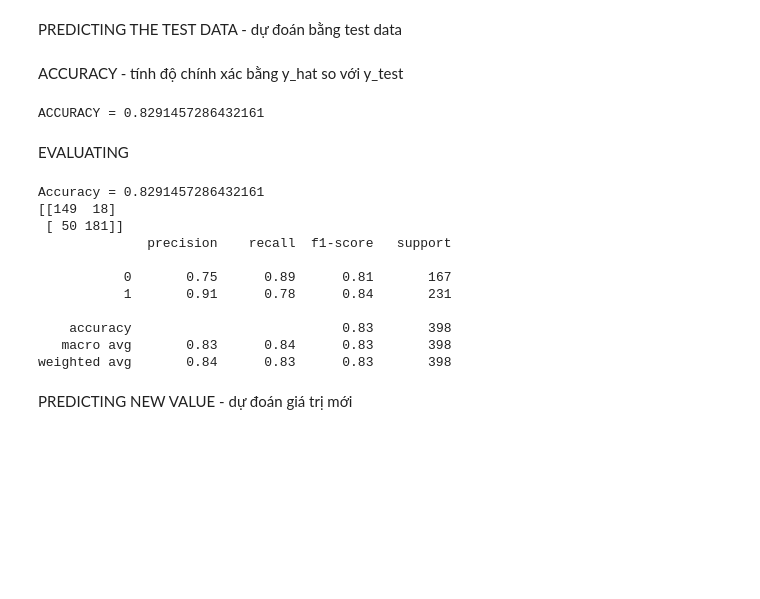
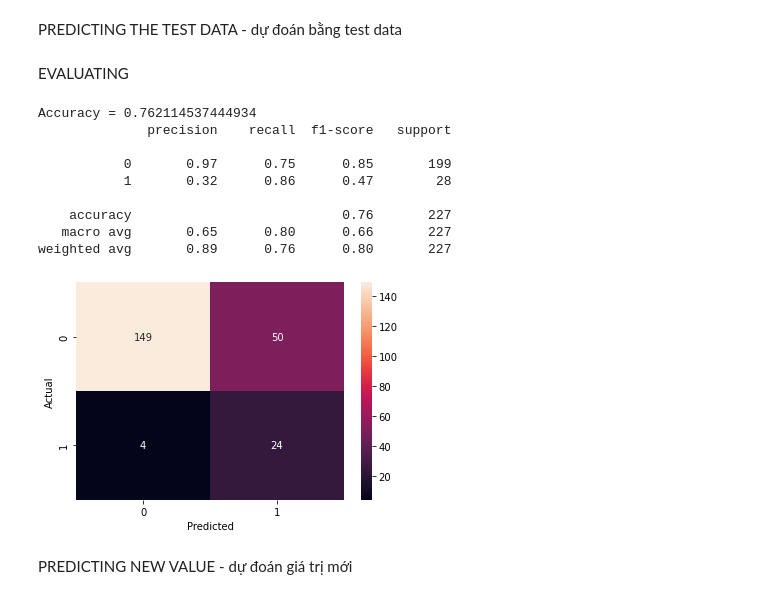
Before and after one commit to anhvi02/WineQualityDjango, a Jupyter notebook: model/wine_model.ipynb, the cells around one changed output. Cells and saved outputs as stored; diff of their text form; code cells hidden in the pictures; blank space fills up the shorter version.

```diff
--- a/model/wine_model.ipynb
+++ b/model/wine_model.ipynb
@@ -243,14 +219,15 @@ Min Max
 # %%
 mms = MinMaxScaler()
 mms.fit(x)
-x=mms.transform(x)
+scaled_x=mms.transform(x)
 # %% [markdown]
 # LOGISTIC REGRESSION
 # %% [markdown]
 SPLIT DATASET - chia dữ liệu thành 2 phần train, test
 # %%
 #Splitting our data into train and test dataset
-x_train, x_test, y_train, y_test = train_test_split(x, y , test_size = 0.2, random_state  = 365, stratify=y)
+x_train, x_test, y_train, y_test = train_test_split(scaled_x, y , test_size = 0.2, random_state  = 365, stratify=df['grade'])
+
 
 # x_train, x_test, y_train, y_test = train_test_split(scaled_x, y , test_size = 0.2, random_state  = 365)
 # %%
@@ -269,11 +246,9 @@ Name: grade, dtype: float64
 HANDLING IMBLANCED DATA
 # %%
 from imblearn.over_sampling import SMOTE
+from imblearn.pipeline import Pipeline
 from imblearn.under_sampling import RandomUnderSampler
 
 # define pipeline
 sm = SMOTE(random_state=42)
 x_train, y_train = sm.fit_resample(x_train, y_train)
-
-sm = SMOTE(random_state=42)
-x_test, y_test = sm.fit_resample(x_test, y_test)
@@ -300,32 +263,32 @@ LogisticRegression()
 PREDICTING THE TEST DATA - dự đoán bằng test data
 # %%
 y_hat = reg.predict(x_test) # y_hat holding the prediction made with the algorithm using x_test
-# %% [markdown]
-ACCURACY - tính độ chính xác bằng y_hat so với y_test
-# %%
-acc = metrics.accuracy_score(y_hat,y_test)# To know the accuracy
-print(f'ACCURACY = {acc}')
-# %% [output]
-ACCURACY = 0.8291457286432161
 # %% [markdown]
 EVALUATING
-# %%
-from sklearn.metrics import accuracy_score , confusion_matrix, classification_report
-print('Accuracy = ' + str(accuracy_score(y_hat,y_test)))
-print(confusion_matrix(y_hat, y_test))
-print(classification_report(y_hat, y_test))
-# %% [output]
-Accuracy = 0.8291457286432161
-[[149  18]
- [ 50 181]]
-              precision    recall  f1-score   support
-
-           0       0.75      0.89      0.81       167
-           1       0.91      0.78      0.84       231
-
-    accuracy                           0.83       398
-   macro avg       0.83      0.84      0.83       398
-weighted avg       0.84      0.83      0.83       398
+# %%
+# Accuracy
+print('Accuracy = ' + str(accuracy_score(y_test,y_hat)))
+
+# cassification report
+print(classification_report(y_test,y_hat))
+
+# confustion matrix
+cm = confusion_matrix(y_test, y_hat)
+ax = sns.heatmap(cm, annot=True, fmt='g')
+ax.set_ylabel('Actual')
+ax.set_xlabel('Predicted')
+plt.show()
+# %% [output]
+Accuracy = 0.762114537444934
+              precision    recall  f1-score   support
+
+           0       0.97      0.75      0.85       199
+           1       0.32      0.86      0.47        28
+
+    accuracy                           0.76       227
+   macro avg       0.65      0.80      0.66       227
+weighted avg       0.89      0.76      0.80       227
+[figure, added]
 # %% [markdown]
 PREDICTING NEW VALUE - dự đoán giá trị mới
 # %%
```
Also changed, not shown: parts of 14 cells of this notebook, 1 other file.
